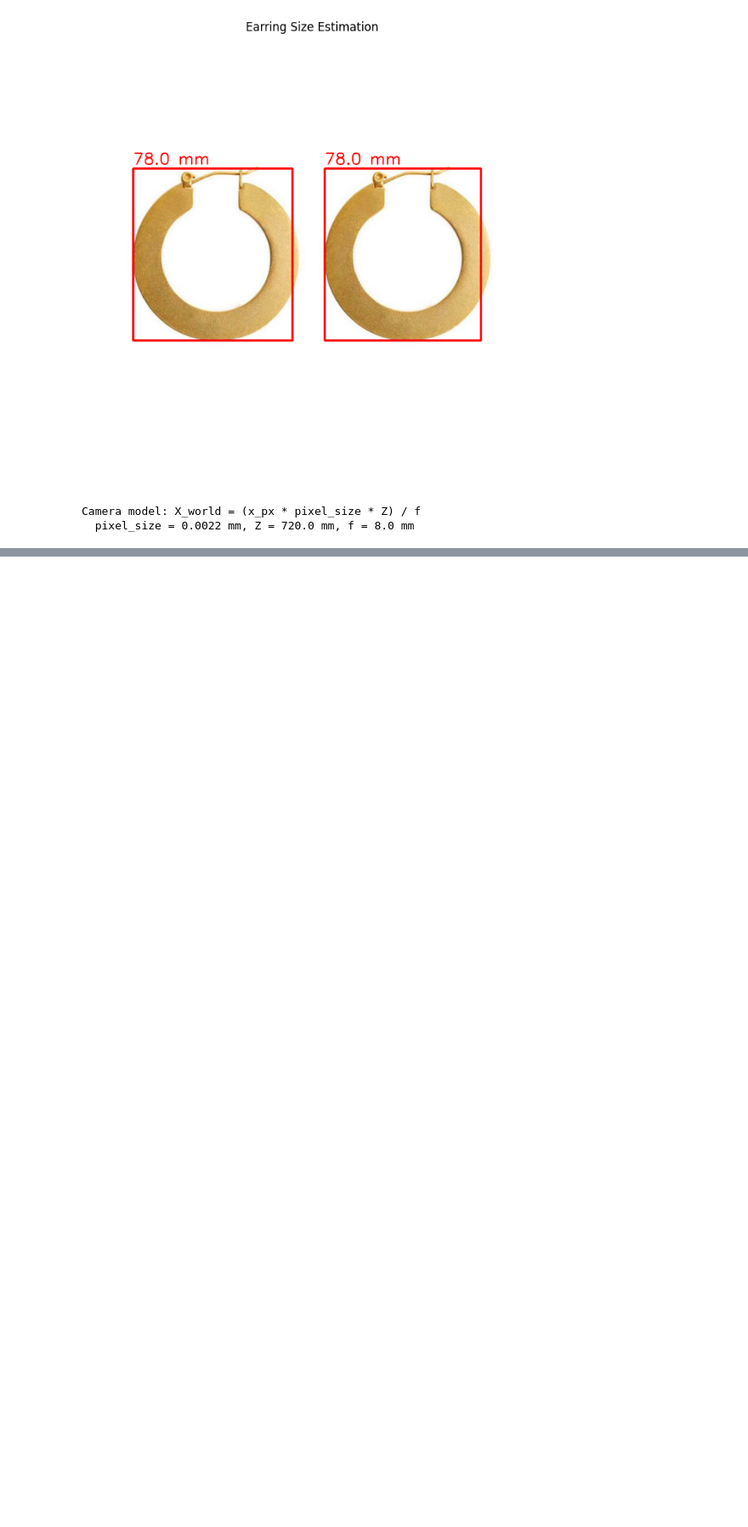
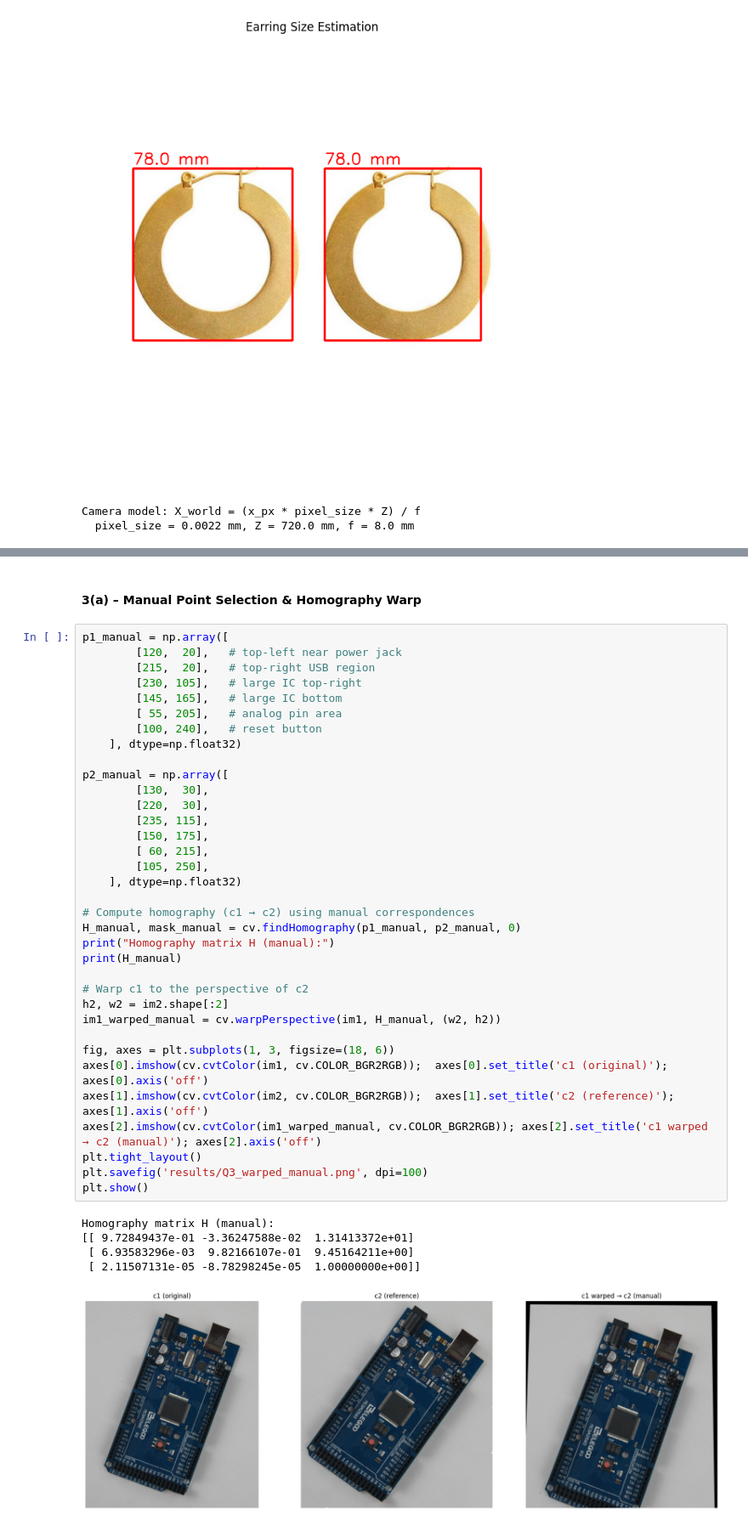
Before and after one commit to Suganthini-G/Fitting-and-Alignment, a Jupyter notebook: 258828H.ipynb, the cells around one changed output, grey strips where cells are left out. Shown at 85% size. Drawn from its saved outputs; the diff is of its cells as text; blank space fills up the shorter version.

```diff
--- a/258828H.ipynb
+++ b/258828H.ipynb
@@ -256,0 +277,43 @@ Camera model: X_world = (x_px * pixel_size * Z) / f
+# %% [markdown]
+#### 3(a) – Manual Point Selection & Homography Warp
+# %%
+p1_manual = np.array([
+        [120,  20],   # top-left near power jack
+        [215,  20],   # top-right USB region
+        [230, 105],   # large IC top-right
+        [145, 165],   # large IC bottom
+        [ 55, 205],   # analog pin area
+        [100, 240],   # reset button
+    ], dtype=np.float32)
+
+p2_manual = np.array([
+        [130,  30],
+        [220,  30],
+        [235, 115],
+        [150, 175],
+        [ 60, 215],
+        [105, 250],
+    ], dtype=np.float32)
+
+# Compute homography (c1 → c2) using manual correspondences
+H_manual, mask_manual = cv.findHomography(p1_manual, p2_manual, 0)
+print("Homography matrix H (manual):")
+print(H_manual)
+
+# Warp c1 to the perspective of c2
+h2, w2 = im2.shape[:2]
+im1_warped_manual = cv.warpPerspective(im1, H_manual, (w2, h2))
+
+fig, axes = plt.subplots(1, 3, figsize=(18, 6))
+axes[0].imshow(cv.cvtColor(im1, cv.COLOR_BGR2RGB));  axes[0].set_title('c1 (original)');   axes[0].axis('off')
+axes[1].imshow(cv.cvtColor(im2, cv.COLOR_BGR2RGB));  axes[1].set_title('c2 (reference)');   axes[1].axis('off')
+axes[2].imshow(cv.cvtColor(im1_warped_manual, cv.COLOR_BGR2RGB)); axes[2].set_title('c1 warped → c2 (manual)'); axes[2].axis('off')
+plt.tight_layout()
+plt.savefig('results/Q3_warped_manual.png', dpi=100)
+plt.show()
+# %% [output]
+Homography matrix H (manual):
+[[ 9.72849437e-01 -3.36247588e-02  1.31413372e+01]
+ [ 6.93583296e-03  9.82166107e-01  9.45164211e+00]
+ [ 2.11507131e-05 -8.78298245e-05  1.00000000e+00]]
+[figure, added]
```
Also changed, not shown: parts of 3 cells of this notebook, 2 other files.
